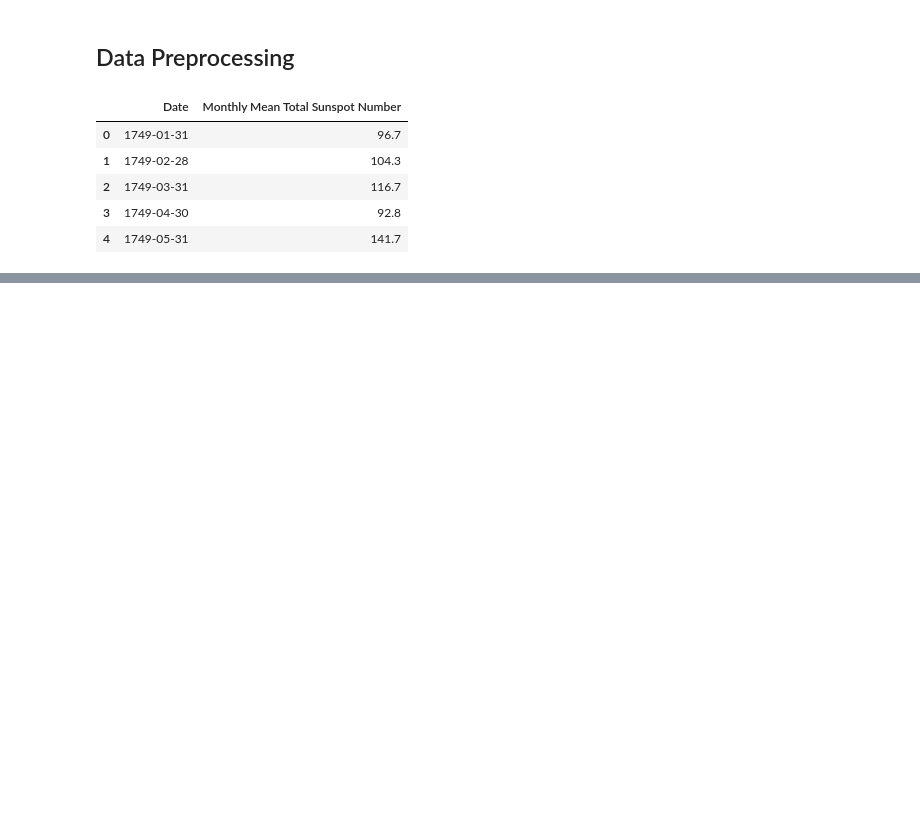
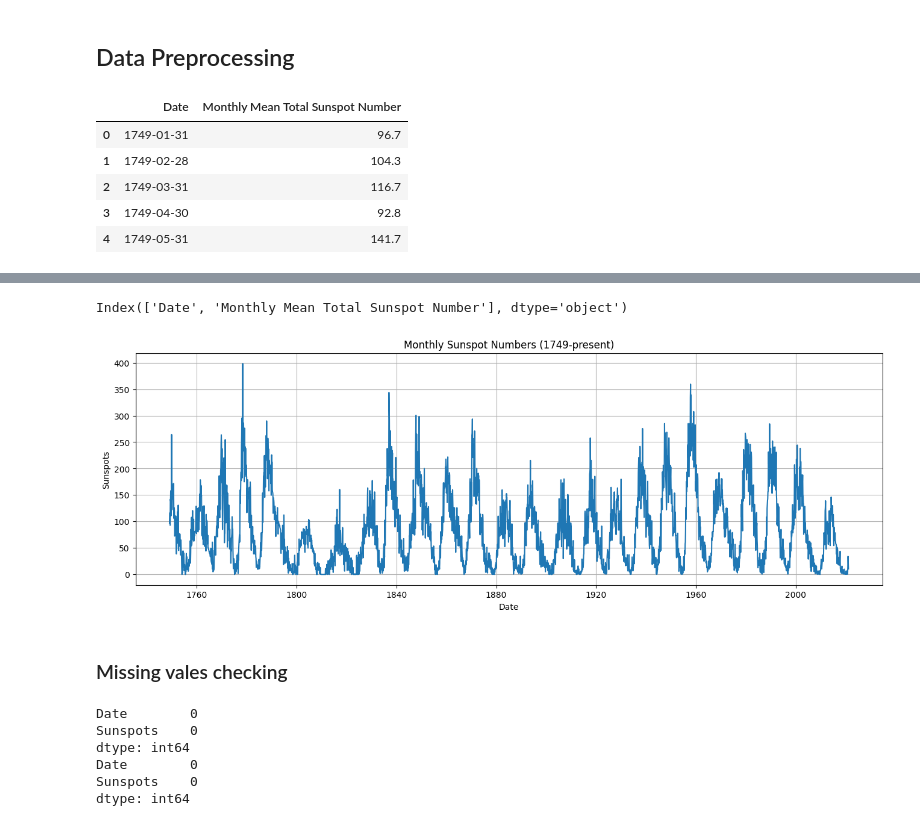
Before and after one commit to Jevgenijsposashkov/bnn_forecasting, a Jupyter notebook: bnn_notebook.ipynb, the cells around one changed output, grey strips where cells are left out. Drawn from its saved outputs; the diff is of its cells as text; code cells hidden in the pictures; blank space fills up the shorter version.

```diff
--- a/bnn_notebook.ipynb
+++ b/bnn_notebook.ipynb
@@ -26,9 +34,3 @@ df.head()
 | 2 | 1749-03-31 | 116.7 |
 | 3 | 1749-04-30 | 92.8 |
 | 4 | 1749-05-31 | 141.7 |
-# %%
-timeseries = df
-timeseries['Date'] = pd.to_datetime(df['Date'])
-timeseries = df.set_index(df['Date'])
-del timeseries['Date']
-timeseries.head()
@@ -58,0 +50,31 @@ def plot_series(time, series, col = 'dodgerblue', lab = 'original', format="-",
+# %%
+print(df.columns)
+df.columns = ['Date', 'Sunspots']
+df['Date'] = pd.to_datetime(df['Date'])
+# %% [output]
+Index(['Date', 'Monthly Mean Total Sunspot Number'], dtype='object')
+# %%
+plt.figure(figsize=(16,5))
+plt.plot(df['Date'], df['Sunspots'])
+plt.title('Monthly Sunspot Numbers (1749-present)')
+plt.xlabel('Date')
+plt.ylabel('Sunspots')
+plt.grid(True)
+plt.show()
+# %% [output]
+[figure, added]
+# %% [markdown]
+### Missing vales checking
+# %%
+print(df.isnull().sum())
+if df['Sunspots'].isnull().any():
+    df['Sunspots'] = df['Sunspots'].interpolate(method='linear')
+
+print(df.isnull().sum())
+# %% [output]
+Date        0
+Sunspots    0
+dtype: int64
+Date        0
+Sunspots    0
+dtype: int64
```
Also changed, not shown: parts of 14 cells of this notebook, 1 other file.
